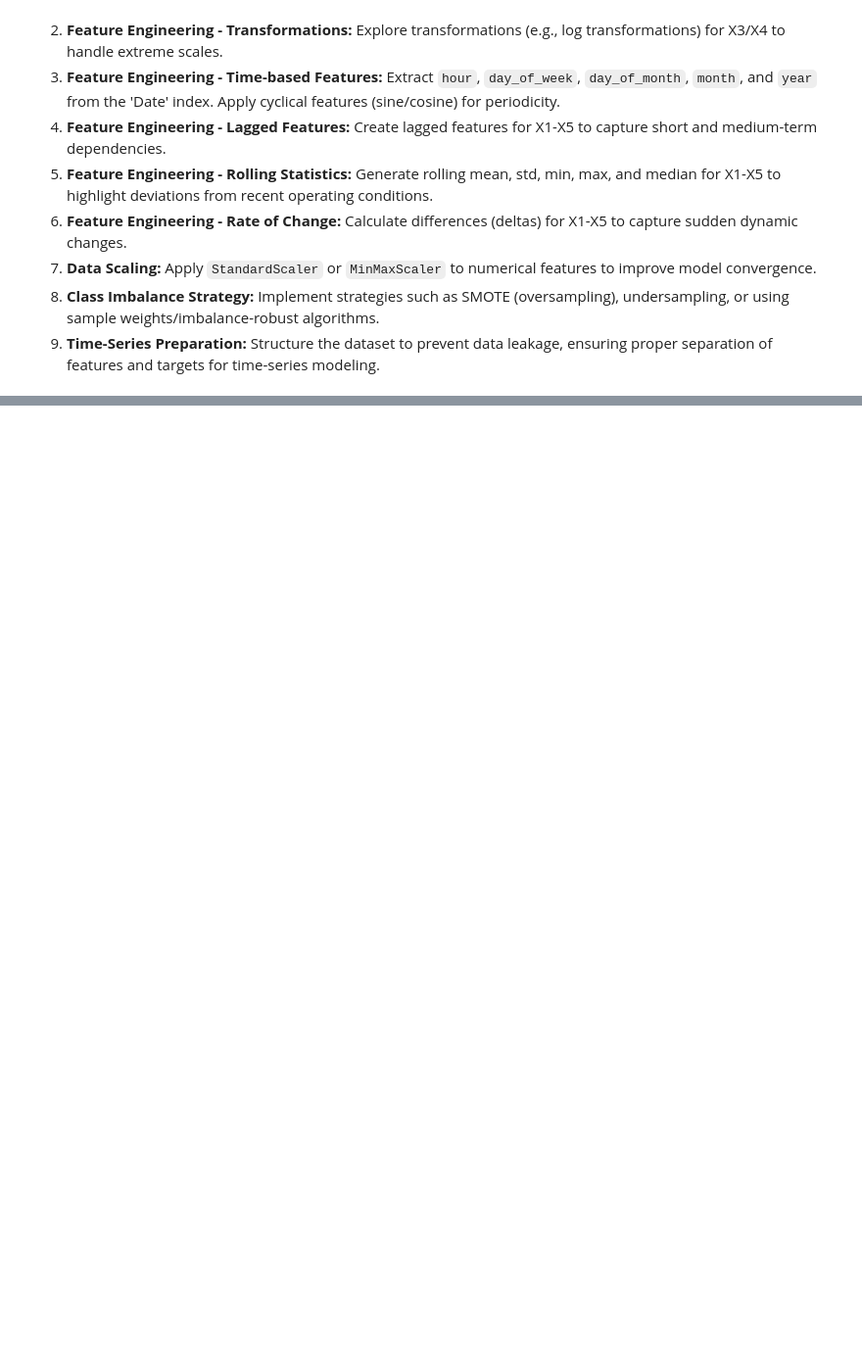
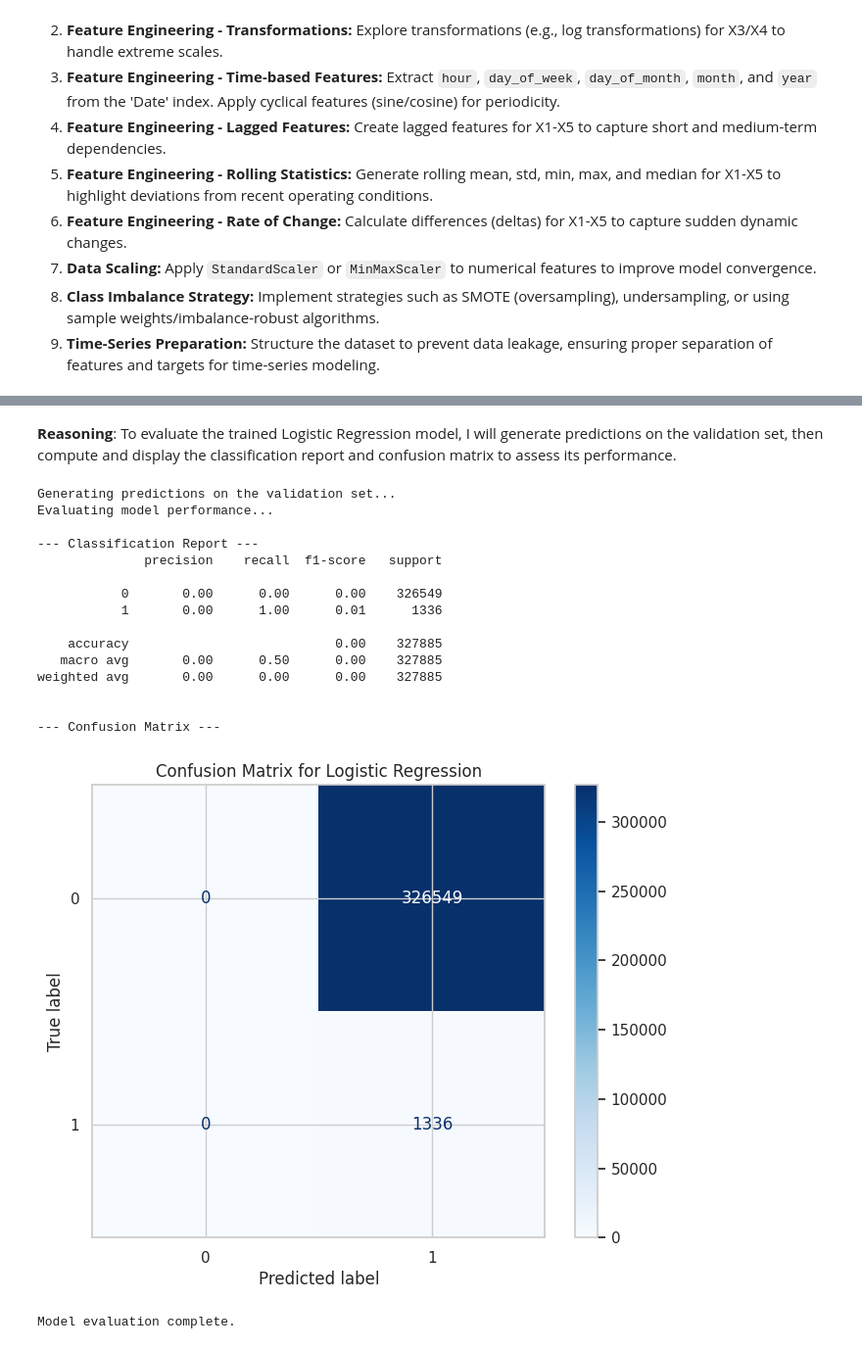
Before and after one commit to Rohanrathod7/Kaggle_Notebooks, a Jupyter notebook: anaverse/raw_01.ipynb, the cells around one changed output, grey strips where cells are left out. Shown at 98% size. Saved outputs shown, nothing was run; the diff lists cells and outputs as text; code cells hidden in the pictures; blank space fills up the shorter version.

```diff
--- a/anaverse/raw_01.ipynb
+++ b/anaverse/raw_01.ipynb
@@ -655,0 +1047,20 @@ plt.show()
+# %%
+from sklearn.linear_model import LogisticRegression
+from sklearn.metrics import classification_report, confusion_matrix
+
+print("Training Logistic Regression model...")
+
+# Initialize Logistic Regression with balanced class weight
+# Use saga solver for better convergence with L1/L2 regularization
+# Increase max_iter for convergence with complex datasets
+logistic_model = LogisticRegression(
+    class_weight='balanced',
+    solver='saga',
+    max_iter=20, # Increased max_iter for convergence
+    random_state=42
+)
+
+# Train the model
+logistic_model.fit(X_train, y_train)
+
+print("Logistic Regression model trained successfully.")
@@ -655,0 +1075,46 @@ plt.show()
+# %% [markdown]
+**Reasoning**:
+To evaluate the trained Logistic Regression model, I will generate predictions on the validation set, then compute and display the classification report and confusion matrix to assess its performance.
+# %%
+import matplotlib.pyplot as plt
+from sklearn.metrics import classification_report, confusion_matrix, ConfusionMatrixDisplay
+
+print("Generating predictions on the validation set...")
+# 1. Generate predictions on X_val
+y_pred = logistic_model.predict(X_val)
+
+print("Evaluating model performance...")
+# 2. Print the classification_report
+print("\n--- Classification Report ---")
+print(classification_report(y_val, y_pred))
+
+# 3. Compute the confusion_matrix
+cm = confusion_matrix(y_val, y_pred)
+
+# 4. Create and display ConfusionMatrixDisplay
+print("\n--- Confusion Matrix ---")
+fig, ax = plt.subplots(figsize=(8, 6))
+display_cm = ConfusionMatrixDisplay(confusion_matrix=cm, display_labels=logistic_model.classes_)
+display_cm.plot(cmap=plt.cm.Blues, ax=ax)
+plt.title('Confusion Matrix for Logistic Regression')
+plt.show()
+
+print("Model evaluation complete.")
+# %% [output]
+Generating predictions on the validation set...
+Evaluating model performance...
+
+--- Classification Report ---
+              precision    recall  f1-score   support
+
+           0       0.00      0.00      0.00    326549
+           1       0.00      1.00      0.01      1336
+
+    accuracy                           0.00    327885
+   macro avg       0.00      0.50      0.00    327885
+weighted avg       0.00      0.00      0.00    327885
+
+
+--- Confusion Matrix ---
+[figure, added]
+Model evaluation complete.
```
Also changed, not shown: parts of 50 cells of this notebook.
